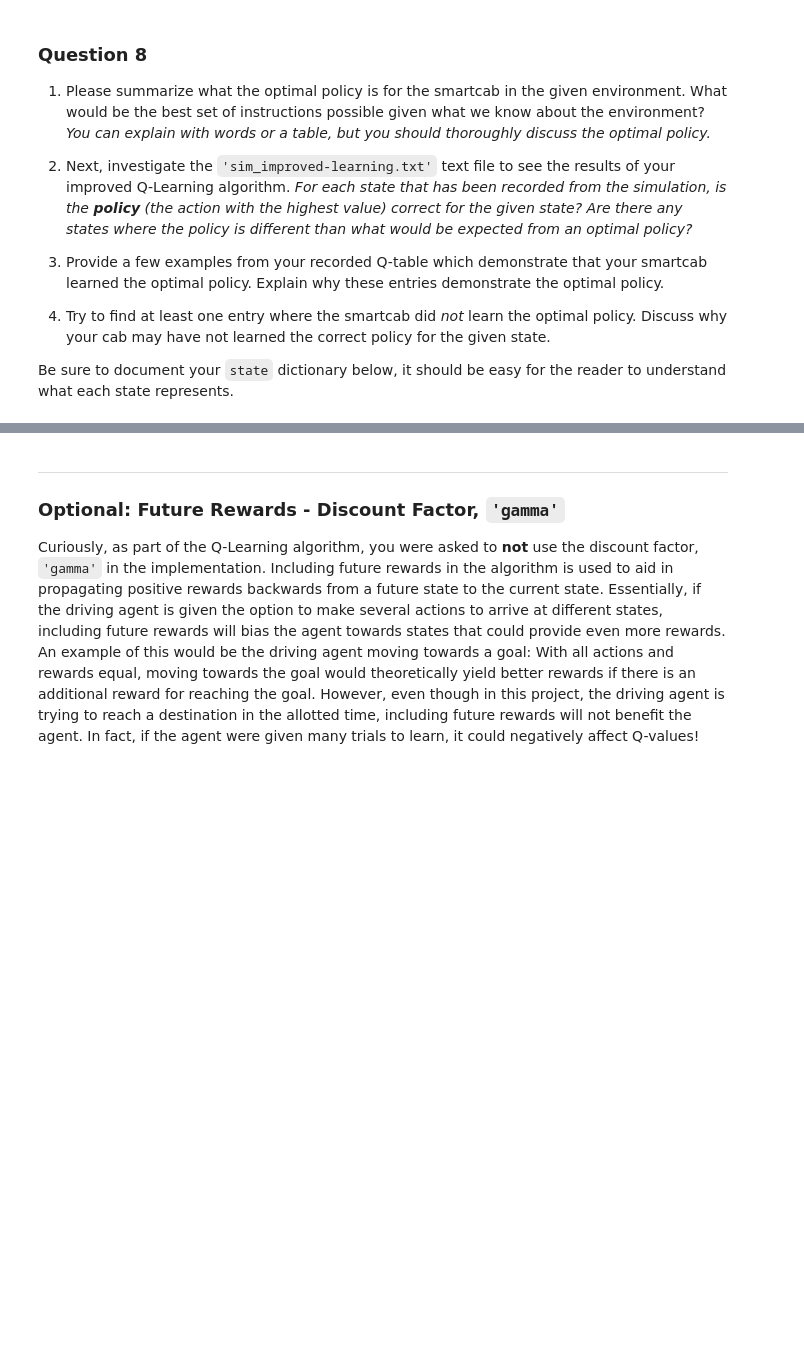
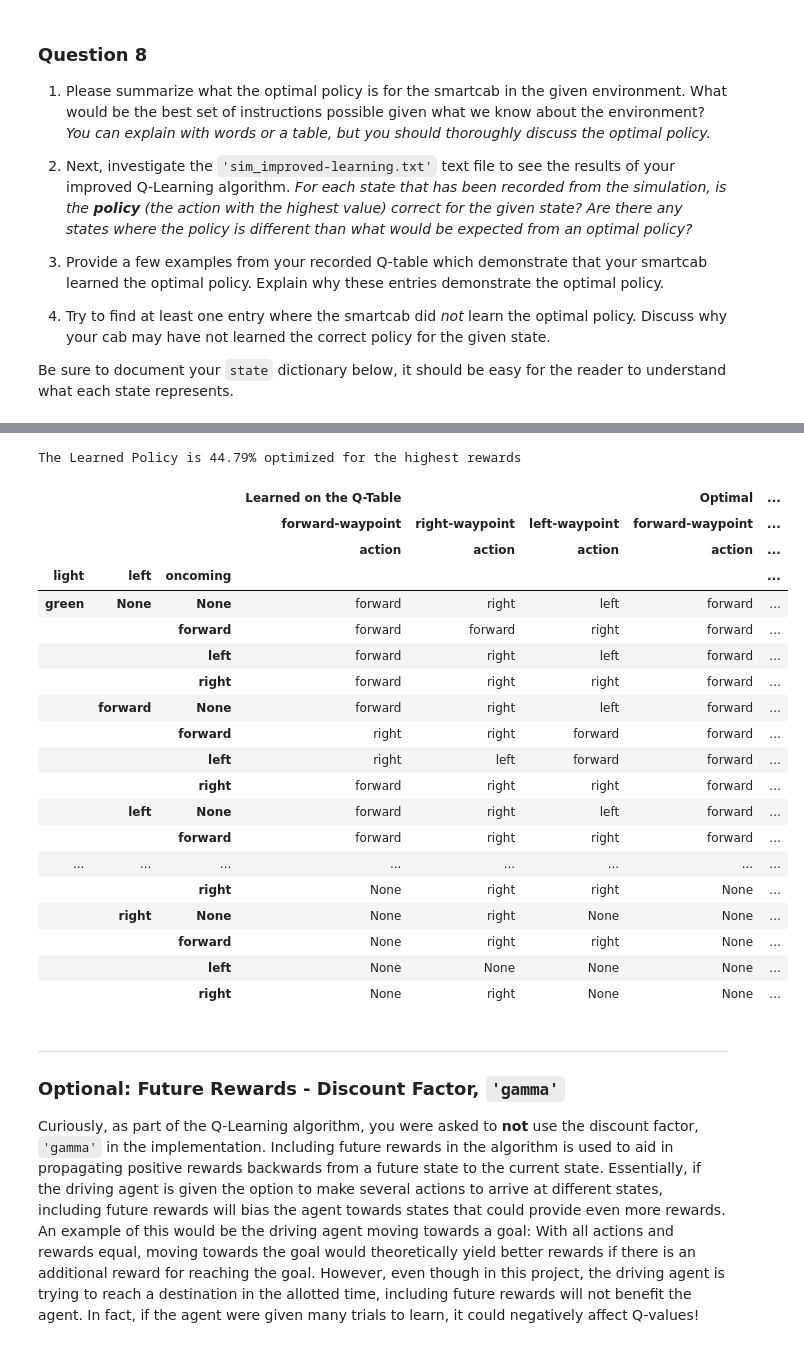
Before and after one commit to Mincent/smartcab, a Jupyter notebook: smartcab.ipynb, the cells around one changed output, grey strips where cells are left out. Saved outputs shown, nothing was run; the diff lists cells and outputs as text; code cells hidden in the pictures; blank space fills up the shorter version.

```diff
--- a/smartcab.ipynb
+++ b/smartcab.ipynb
@@ -306,3 +325,49 @@ Be sure to document your `state` dictionary below, it should be easy for the rea
+# %%
+from numpy           import sum
+from pandas          import DataFrame, concat
+from IPython.display import display         # Allows the use of display() for DataFrames
+waypoints = [ 'forward', 'right', 'left']
+state     = ['waypoint', 'light', 'left', 'oncoming']
+lights    = [   'green', 'red'  ]
+actions   = waypoints + ['None' ]
+def Policy           (rule):
+    policy= DataFrame(rule, index = ['action']).T
+    policy.index.names = state
+    return policy
+fold      = lambda policy: concat([policy.loc[act] for act in waypoints], axis = 1, keys = [a + '-waypoint' for a in waypoints])
+
+policy    = open('logs/sim_improved-learning.txt').readlines()[4:]
+policy    = Policy({tuple(line[0][1:-2].translate(None, "',").split()):
+                    sorted(map(lambda l: l.split(), line[1:]), key = lambda l: float(l[3]))[-1][1]
+                    for line in [policy[i: i + 5] for i in range(0, len(policy), 6)]})
+Optimal   = Policy({(w, li, l, o): (w if li != 'red' else None)
+                    for w in waypoints for li in lights for l in actions for o in actions})
+Optimal.loc['right', 'red'  ,    ['None'   , 'right', 'left'], :] = 'right'
+Optimal.loc['left' , 'green', :, ['forward', 'right'        ]   ] = 'forward'
+print 'The Learned Policy is {:.2f}% optimized for the highest rewards'.format(float(sum(policy == Optimal))/len(Optimal)*100)
+display(concat([fold(policy), fold(Optimal)], axis = 1, keys = ['Learned on the Q-Table',  'Optimal']))
+# %% [output]
+The Learned Policy is 44.79% optimized for the highest rewards
+|  |  |  | Learned on the Q-Table |  |  | Optimal | ... |
+|  |  |  | forward-waypoint | right-waypoint | left-waypoint | forward-waypoint | ... |
+|  |  |  | action | action | action | action | ... |
+| light | left | oncoming |  |  |  |  | ... |
+| green | None | None | forward | right | left | forward | ... |
+|  |  | forward | forward | forward | right | forward | ... |
+|  |  | left | forward | right | left | forward | ... |
+|  |  | right | forward | right | right | forward | ... |
+|  | forward | None | forward | right | left | forward | ... |
+|  |  | forward | right | right | forward | forward | ... |
+|  |  | left | right | left | forward | forward | ... |
+|  |  | right | forward | right | right | forward | ... |
+|  | left | None | forward | right | left | forward | ... |
+|  |  | forward | forward | right | right | forward | ... |
+| ... | ... | ... | ... | ... | ... | ... | ... |
+|  |  | right | None | right | right | None | ... |
+|  | right | None | None | right | None | None | ... |
+|  |  | forward | None | right | right | None | ... |
+|  |  | left | None | None | None | None | ... |
+|  |  | right | None | right | None | None | ... |
 # %% [markdown]
 -----
 ### Optional: Future Rewards - Discount Factor, `'gamma'`
```
Also changed, not shown: parts of 5 cells of this notebook, 1 other file.
